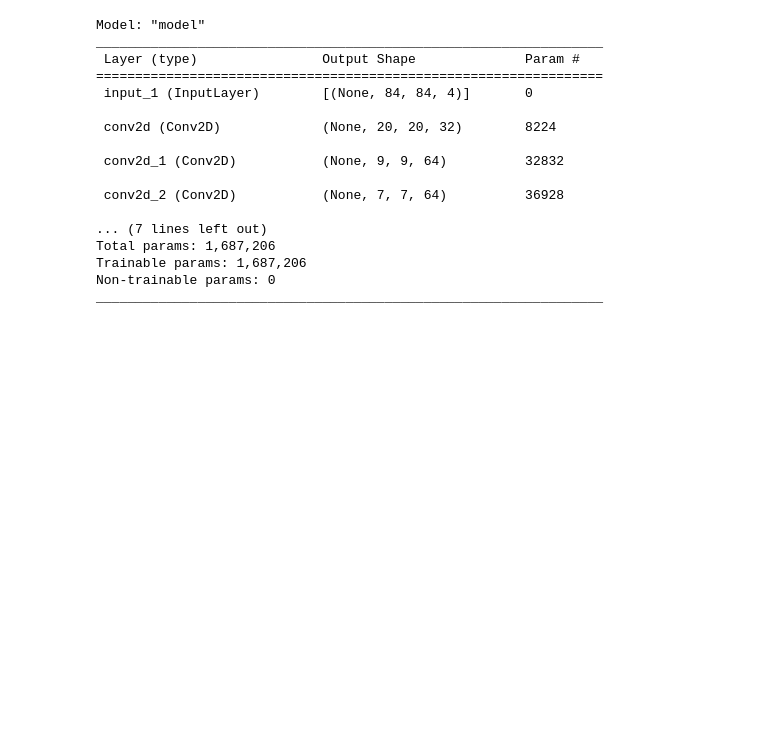
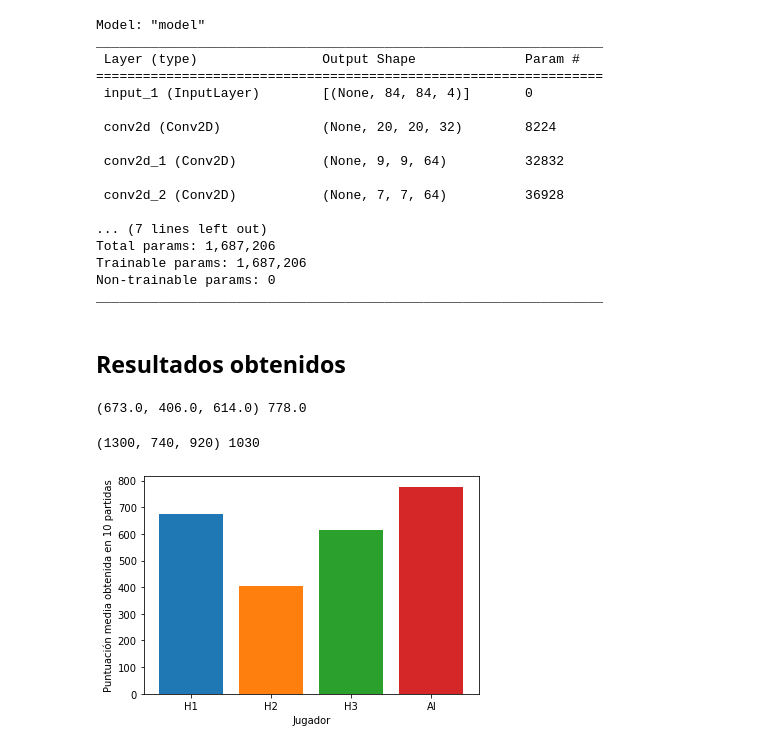
Before and after one commit to jairusgz/TFG, a Jupyter notebook: Training Stats.ipynb, the cells around one changed output. Saved outputs shown, nothing was run; the diff lists cells and outputs as text; code cells hidden in the pictures; blank space fills up the shorter version.

```diff
--- a/Training Stats.ipynb
+++ b/Training Stats.ipynb
@@ -142,3 +148,37 @@ Total params: 1,687,206
 Trainable params: 1,687,206
 Non-trainable params: 0
 _________________________________________________________________
+# %% [markdown]
+## Resultados obtenidos
+# %%
+human_scores = [
+    [670, 690, 340, 990, 1300, 490, 550, 900, 380, 420],
+    [220, 480, 360, 740, 290, 370, 410, 430, 320, 440],
+    [400, 620, 490, 550, 370, 560, 920, 770, 610, 850]
+]
+# %%
+ai_scores = [720, 770, 1030, 820, 550, 430, 830, 790, 960, 880]
+# %%
+human_mean = (np.mean(human_scores[0]), np.mean(human_scores[1]), np.mean(human_scores[2]))
+ai_mean = np.mean(ai_scores)
+
+human_max = (np.max(human_scores[0]), np.max(human_scores[1]), np.max(human_scores[2]))
+ai_max = np.max(ai_scores)
+# %%
+print(human_mean, ai_mean)
+# %% [output]
+(673.0, 406.0, 614.0) 778.0
+# %%
+print(human_max, ai_max)
+# %% [output]
+(1300, 740, 920) 1030
+# %%
+plt.xlabel('Jugador')
+plt.ylabel('Puntuación media obtenida en 10 partidas')
+plt.bar(('H1'), human_mean[0])
+plt.bar(('H2'), human_mean[1])
+plt.bar(('H3'), human_mean[2])
+plt.bar(('AI'), ai_mean)
+plt.savefig('Resources/mean_results.pdf')
+# %% [output]
+[figure, added]
```
Also changed, not shown: parts of 14 cells of this notebook, 7 other files.
